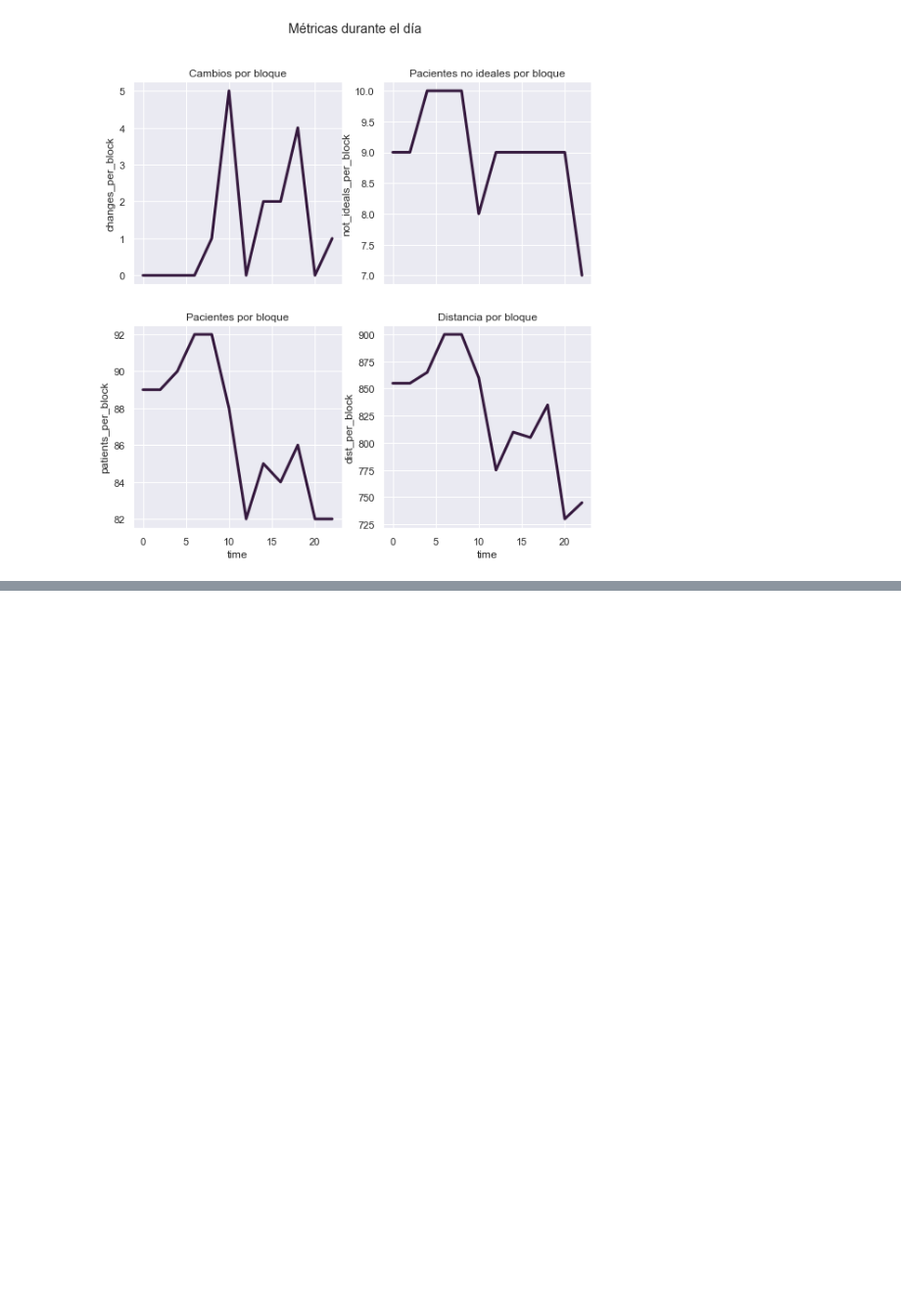
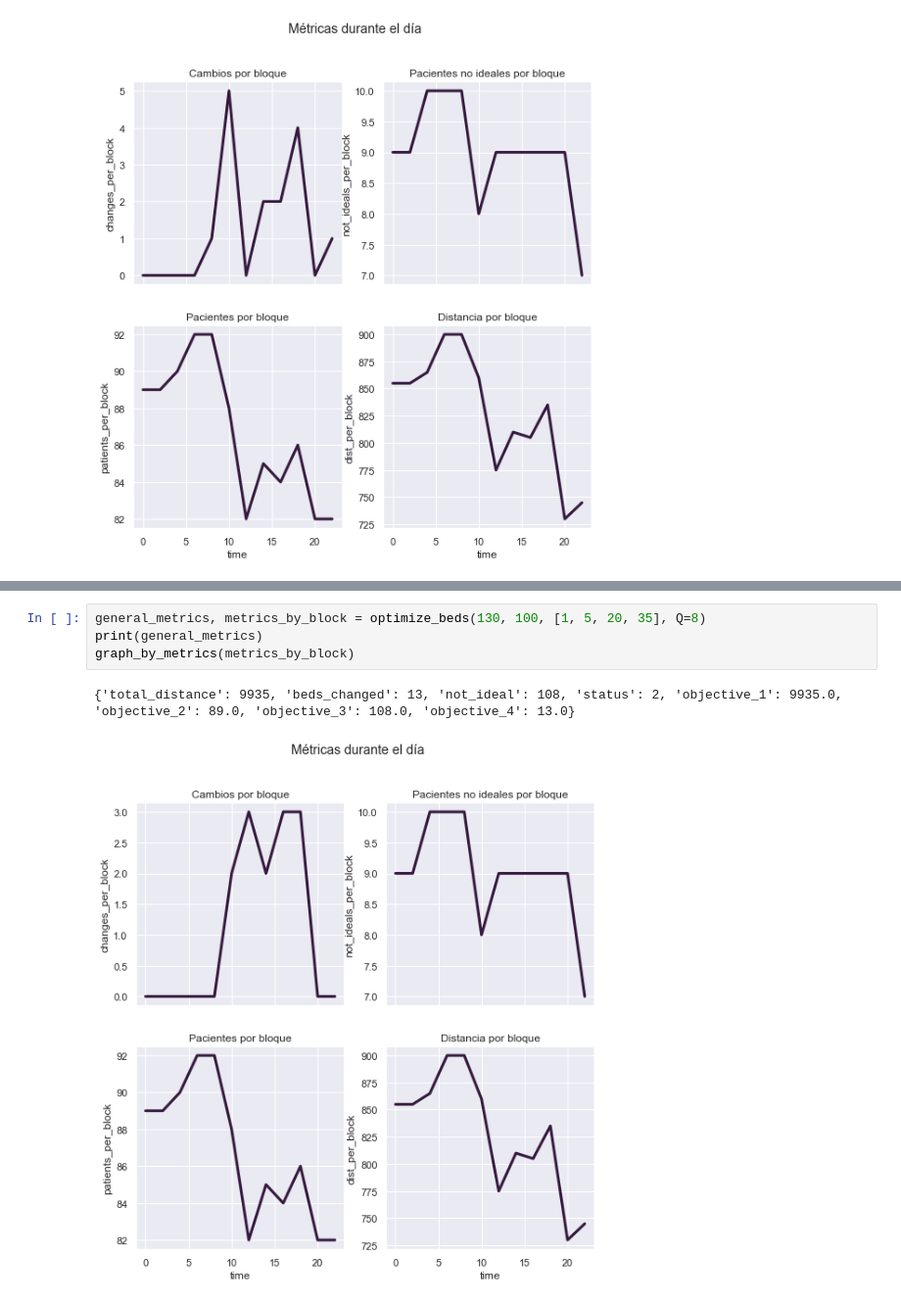
Before and after one commit to agucova/optint, a Jupyter notebook: analysis_4_objectives.ipynb, the cells around one changed output, grey strips where cells are left out. Shown at 98% size. Drawn from its saved outputs; the diff is of its cells as text; blank space fills up the shorter version.

```diff
--- a/analysis_4_objectives.ipynb
+++ b/analysis_4_objectives.ipynb
@@ -288,0 +325,7 @@ graph_by_metrics(metrics_by_block)
+# %%
+general_metrics, metrics_by_block = optimize_beds(130, 100, [1, 5, 20, 35], Q=8)
+print(general_metrics)
+graph_by_metrics(metrics_by_block)
+# %% [output]
+{'total_distance': 9935, 'beds_changed': 13, 'not_ideal': 108, 'status': 2, 'objective_1': 9935.0, 'objective_2': 89.0, 'objective_3': 108.0, 'objective_4': 13.0}
+[figure, added]
```
Also changed, not shown: parts of 14 cells of this notebook, 8 other files.
